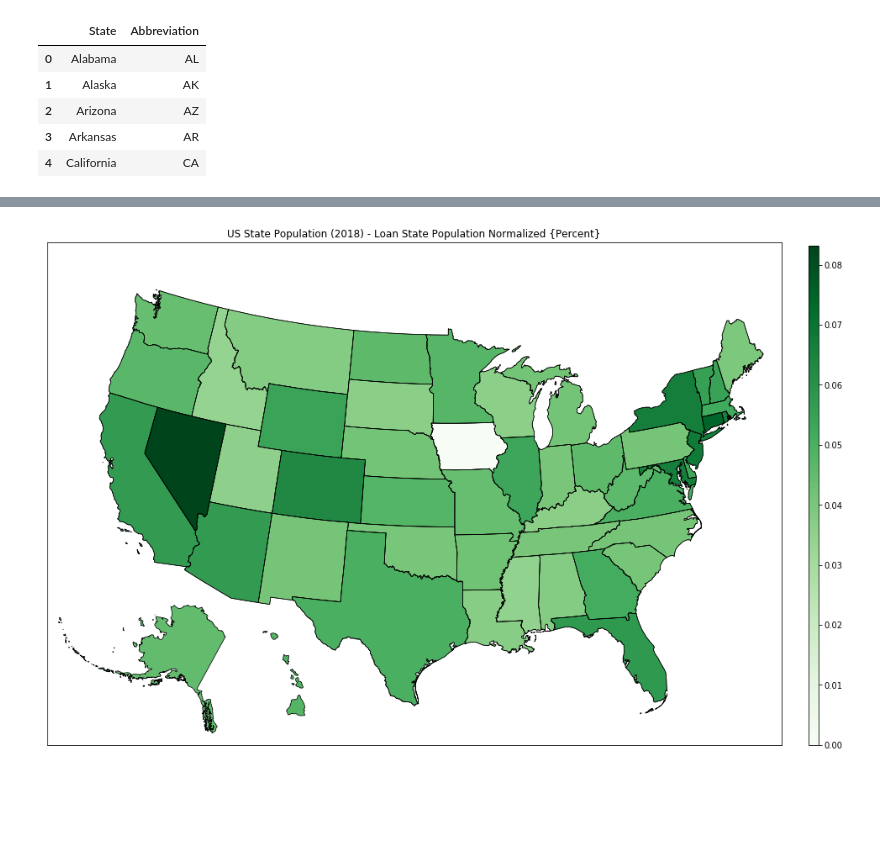
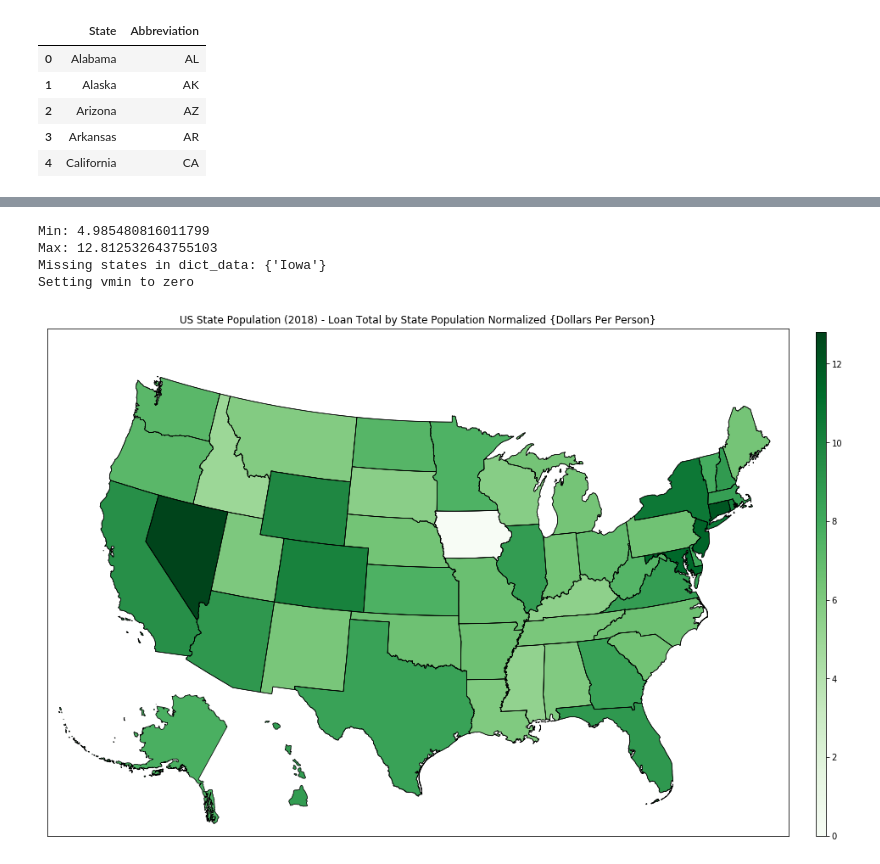
Before and after one commit to juszhan/LendingClub-Profitability, a Jupyter notebook: lendingclub_population_analysis.ipynb, the cells around one changed output, grey strips where cells are left out. Saved outputs shown, nothing was run; the diff lists cells and outputs as text; code cells hidden in the pictures; blank space fills up the shorter version.

```diff
--- a/lendingclub_population_analysis.ipynb
+++ b/lendingclub_population_analysis.ipynb
@@ -234 +221,16 @@ plt.show()
+# %%
+# Total loan amount per state / state population
+
+loan_total_by_state_normalized = {}
+for state_name, loan_total in loan_total_by_state.items():
+    population = int(df_state.loc[df_state["NAME"].str.contains("^" + state_name, flags=re.IGNORECASE, regex=True), "POPEST18PLUS2018"])
+    loan_total_by_state_normalized[state_name] = loan_total_by_state.get(state_name) / population
+# %%
+plot_us_map(loan_total_by_state_normalized, cmap=plt.cm.Greens, title="US State Population (2018) - Loan Total by State Population Normalized {Dollars Per Person}")
+# %% [output]
+Min: 4.985480816011799
+Max: 12.812532643755103
+Missing states in dict_data: {'Iowa'}
+Setting vmin to zero
+[figure, added]
 # %%
@@ -245,50 +246,0 @@ loan_pop_max_normalized = max(state_loan_population_normalized.values())
-# %%
-plt.figure(figsize=(16,11))
-
-# https://stackoverflow.com/questions/40453163/plotting-points-on-a-map-of-the-united-states
-m = Basemap(llcrnrlon=-121, llcrnrlat=20, urcrnrlon=-62, urcrnrlat=51, projection='lcc', lat_1=32, lat_2=45, lon_0=-95)
-
-# https://infosys.ars.usda.gov/svn/code/weps1/trunk/weps.install/db/gis/st99_d00/
-# https://github.com/matplotlib/basemap/tree/master/examples
-m.readshapefile('map/st99_d00', name='states', drawbounds=True)
-
-ax = plt.gca()
-fig = plt.gcf()
-
-_NORMALIZE = Normalize(vmin=loan_pop_min_normalized, vmax=loan_pop_max_normalized)
-_COLORMAP = plt.cm.ScalarMappable(norm=_NORMALIZE, cmap=plt.cm.Greens)
-
-# Hawaii has 8 main islands but several tiny atolls that extend for many miles
-# This is the area cutoff between the 8 main islands and the tiny atolls
-_ATOLL_CUTOFF = 0.005
-
-for state_info, seg in zip(m.states_info, m.states):
-    state_name = state_info["NAME"]
-
-    population = 0
-    if state_name in state_loan_population_normalized:
-        population = state_loan_population_normalized[state_name]
-    color = _COLORMAP.to_rgba(population)
-
-    # Offset Alaska and Hawaii to the lower-left corner
-    # Offset Puerto Rico to the bottom-right corner
-    if re.match("^Alaska", state_name):
-        # Alaska is too big. Scale it down to 35% first, then transate it.
-        seg = list(starmap(lambda x,y: (0.35*x + 980000, 0.35*y - 1300000), seg))
-    elif re.match("^Hawaii", state_name) and float(state_info["AREA"]) > _ATOLL_CUTOFF:
-        seg = list(starmap(lambda x,y: (x + 5100000, y - 1400000), seg))
-    elif re.match("^Puerto Rico", state_name):
-        seg = list(starmap(lambda x,y: (x - 1050000, y + 352738), seg))
-        # Skipping, LendingClub is not available in Puerto Rico
-        continue
-    poly = Polygon(seg, facecolor=color, edgecolor="k", linewidth=.75)
-    ax.add_patch(poly)
-
-plt.title("US State Population (2018) - Loan State Population Normalized {Percent}")
-
-# Colorbar
-cax = fig.add_axes([.92, 0.125, 0.01, .75])
-colorbar = ColorbarBase(cax, cmap=plt.cm.Greens, norm=_NORMALIZE)
-plt.show()
-# %% [output]
-[figure, removed]
```
Also changed, not shown: parts of 10 cells of this notebook.
